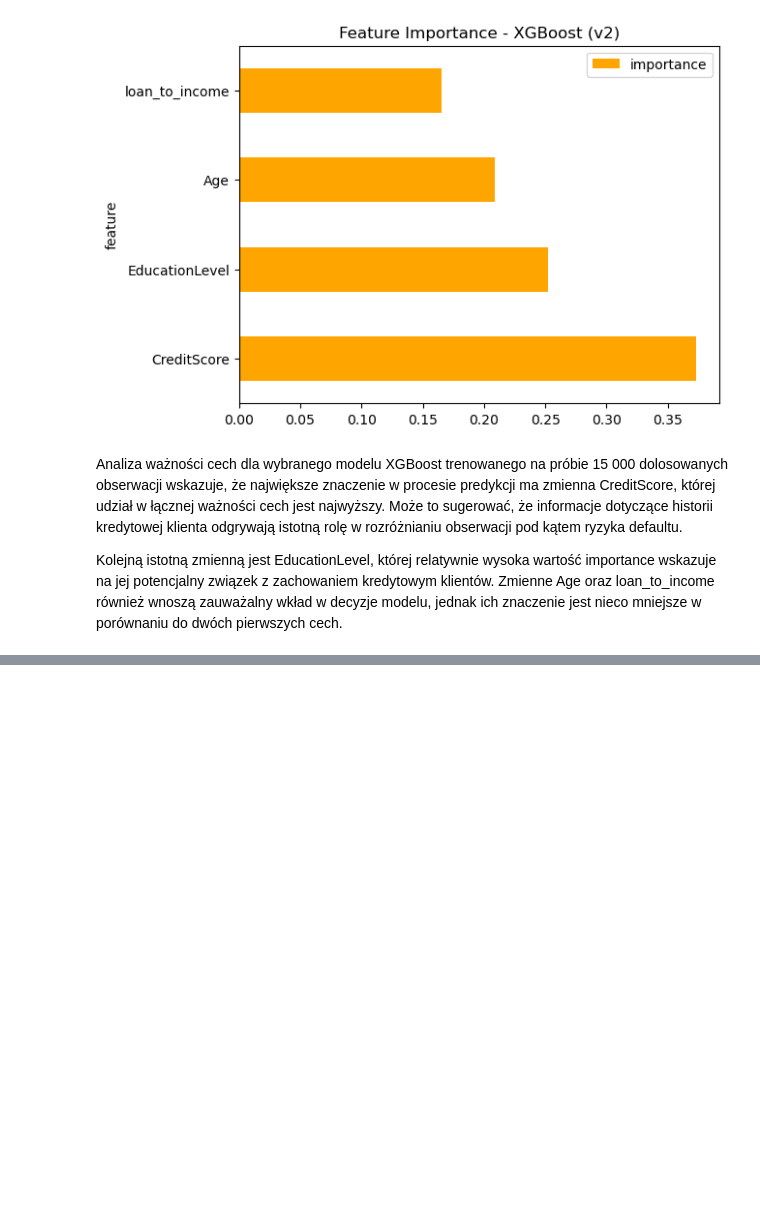
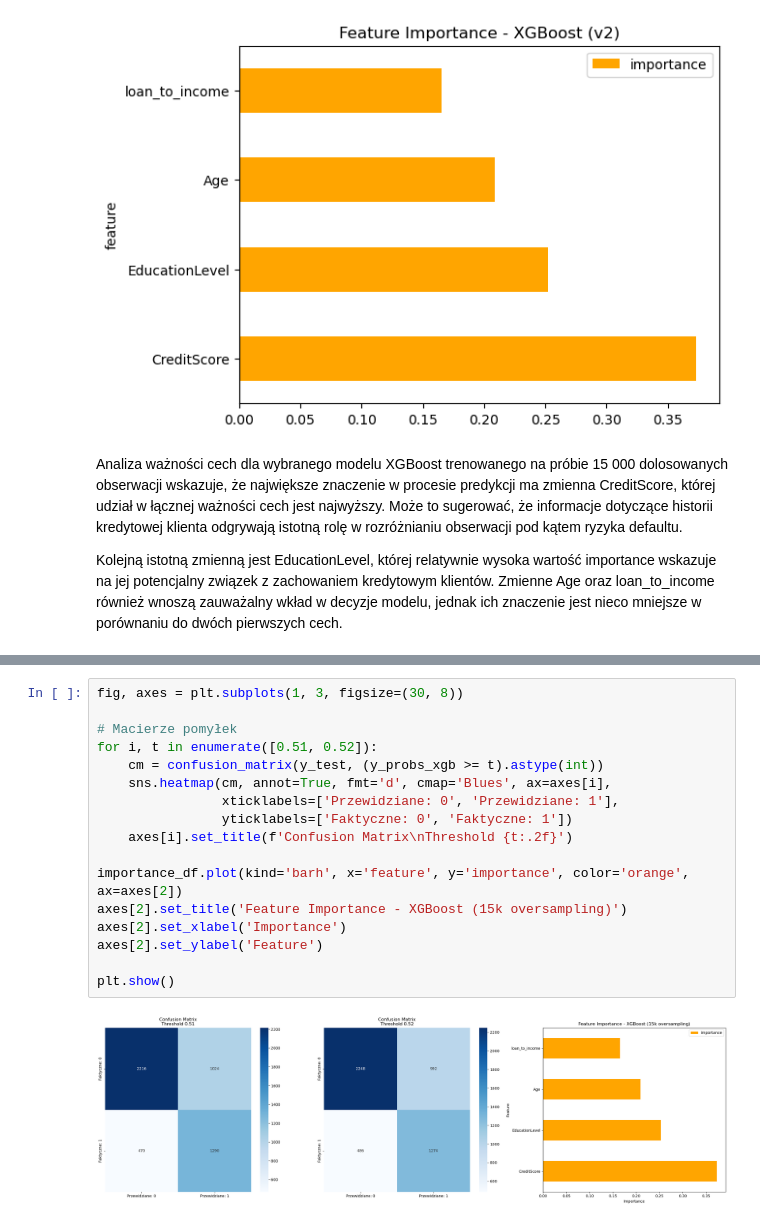
Before and after one commit to malgorzatakukielka/default, a Jupyter notebook: analiza.ipynb, the cells around one changed output, grey strips where cells are left out. Drawn from its saved outputs; the diff is of its cells as text; blank space fills up the shorter version.

```diff
--- a/analiza.ipynb
+++ b/analiza.ipynb
@@ -625,0 +644,19 @@ Kolejną istotną zmienną jest EducationLevel, której relatywnie wysoka warto
+# %%
+fig, axes = plt.subplots(1, 3, figsize=(30, 8))
+
+# Macierze pomyłek
+for i, t in enumerate([0.51, 0.52]):
+    cm = confusion_matrix(y_test, (y_probs_xgb >= t).astype(int))
+    sns.heatmap(cm, annot=True, fmt='d', cmap='Blues', ax=axes[i],
+                xticklabels=['Przewidziane: 0', 'Przewidziane: 1'],
+                yticklabels=['Faktyczne: 0', 'Faktyczne: 1'])
+    axes[i].set_title(f'Confusion Matrix\nThreshold {t:.2f}')
+
+importance_df.plot(kind='barh', x='feature', y='importance', color='orange', ax=axes[2])
+axes[2].set_title('Feature Importance - XGBoost (15k oversampling)')
+axes[2].set_xlabel('Importance')
+axes[2].set_ylabel('Feature')
+
+plt.show()
+# %% [output]
+[figure, added]
```
Also changed, not shown: parts of 3 cells of this notebook.
